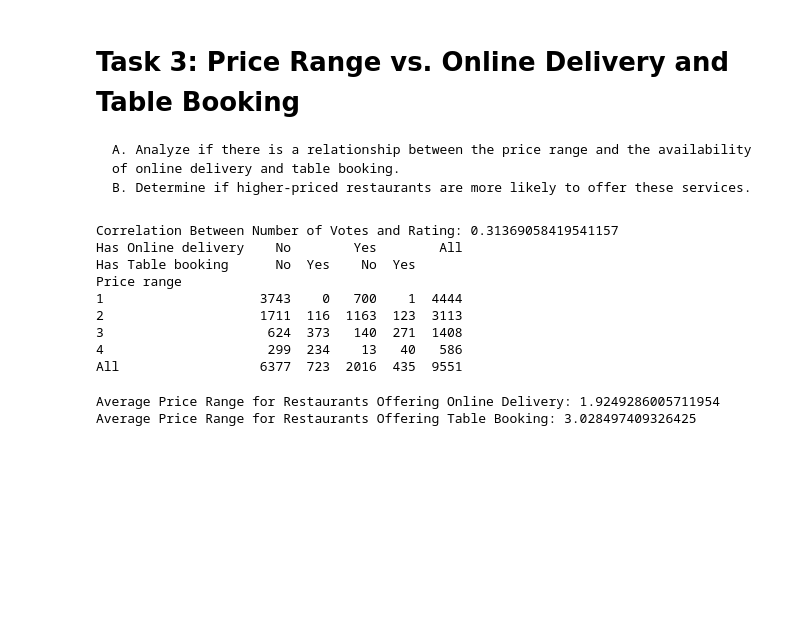
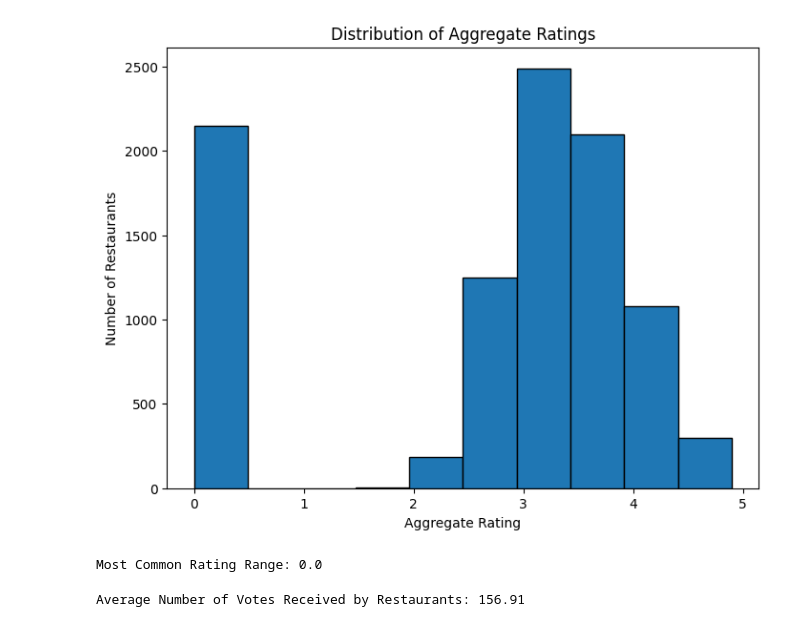
Before and after one commit to sujal029/Restaurant-EDA-Project, a Jupyter notebook: Copy_of_Welcome_to_Colaboratory.ipynb, the cells around one changed output. Drawn from its saved outputs; the diff is of its cells as text; code cells hidden in the pictures; blank space fills up the shorter version.

```diff
--- a/Copy_of_Welcome_to_Colaboratory.ipynb
+++ b/Copy_of_Welcome_to_Colaboratory.ipynb
@@ -154,30 +14,24 @@ print("\nCorrelation Between Number of Votes and Rating:", correlation)
-# %% [markdown]
-# Task 3: Price Range vs. Online Delivery and Table Booking
-    A. Analyze if there is a relationship between the price range and the availability of online delivery and table booking.
-    B. Determine if higher-priced restaurants are more likely to offer these services.
-# %%
-# Create a contingency table to analyze the relationship
-contingency_table = pd.crosstab(index=df['Price range'], columns=[df['Has Online delivery'], df['Has Table booking']], margins=True)
-
-# Print the contingency table
-print(contingency_table)
-# %% [output]
-Correlation Between Number of Votes and Rating: 0.31369058419541157
-Has Online delivery    No        Yes        All
-Has Table booking      No  Yes    No  Yes
-Price range
-1                    3743    0   700    1  4444
-2                    1711  116  1163  123  3113
-3                     624  373   140  271  1408
-4                     299  234    13   40   586
-All                  6377  723  2016  435  9551
-# %%
-# Calculate the average price range for restaurants offering online delivery and table booking
-avg_price_range_with_delivery = df[df['Has Online delivery'] == 'Yes']['Price range'].mean()
-avg_price_range_with_table_booking = df[df['Has Table booking'] == 'Yes']['Price range'].mean()
-
-print("Average Price Range for Restaurants Offering Online Delivery:", avg_price_range_with_delivery)
-print("Average Price Range for Restaurants Offering Table Booking:", avg_price_range_with_table_booking)
-# %% [output]
-Average Price Range for Restaurants Offering Online Delivery: 1.9249286005711954
-Average Price Range for Restaurants Offering Table Booking: 3.028497409326425
+# %%
+df = pd.read_csv("/content/Dataset.csv")
+
+# Create a histogram to visualize the distribution of aggregate ratings
+plt.figure(figsize=(8, 6))
+plt.hist(df['Aggregate rating'], bins=10, edgecolor='k')
+plt.xlabel('Aggregate Rating')
+plt.ylabel('Number of Restaurants')
+plt.title('Distribution of Aggregate Ratings')
+plt.show()
+
+# Determine the most common rating range
+most_common_rating_range = df['Aggregate rating'].mode()
+
+print("Most Common Rating Range:", most_common_rating_range.values[0])
+# %% [output]
+[figure, added]
+Most Common Rating Range: 0.0
+# %%
+# Calculate the average number of votes received by restaurants
+avg_votes = df['Votes'].mean()
+print("Average Number of Votes Received by Restaurants:", round(avg_votes, 2))
+# %% [output]
+Average Number of Votes Received by Restaurants: 156.91
```
Also changed, not shown: parts of 19 cells of this notebook.
